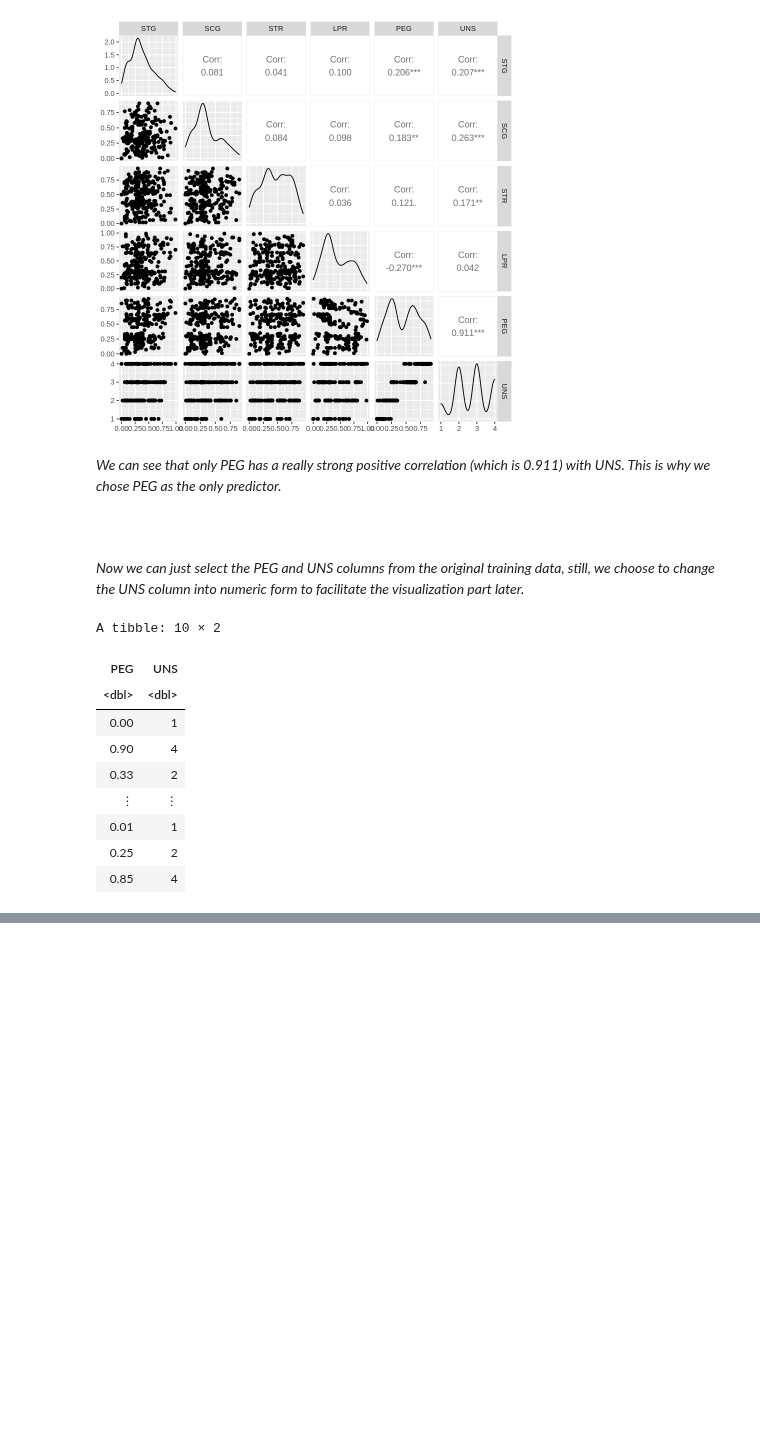
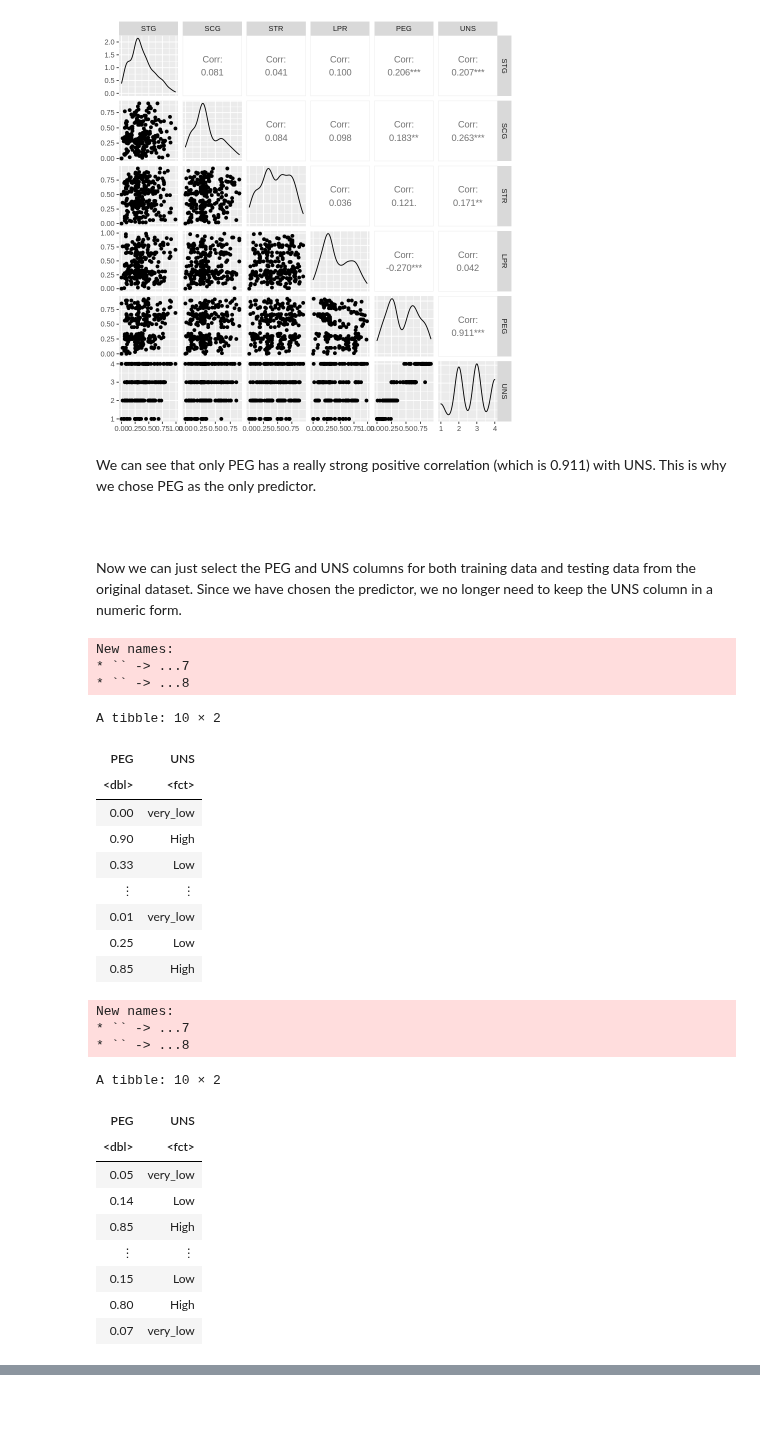
Before and after one commit to pgbenng/DSCI-Group-38-Project, a Jupyter notebook: proposal.ipynb, the cells around one changed output, grey strips where cells are left out. Drawn from its saved outputs; the diff is of its cells as text; code cells hidden in the pictures; blank space fills up the shorter version.

```diff
--- a/proposal.ipynb
+++ b/proposal.ipynb
@@ -71,24 +71,49 @@ ggpairs(whole_training)
 # %% [output]
 [figure]
 # %% [markdown]
-<i> We can see that only PEG has a really strong positive correlation (which is 0.911) with UNS. This is why we chose PEG as the only predictor.
+We can see that only PEG has a really strong positive correlation (which is 0.911) with UNS. This is why we chose PEG as the only predictor.
 # %% [markdown]
 <br>
 # %% [markdown]
-<i> Now we can just select the PEG and UNS columns from the original training data, still, we choose to change the UNS column into numeric form to facilitate the visualization part later.
+Now we can just select the PEG and UNS columns for both training data and testing data from the original dataset. Since we have chosen the predictor, we no longer need to keep the UNS column in a numeric form.
-# %%
-dataset_training <- whole_training%>%
-                    select(PEG, UNS)
-head(dataset_training,10)       # take a look at the first 10 rows of the training data
-# %% [output]
-A tibble: 10 × 2
-| PEG | UNS |
-| <dbl> | <dbl> |
-| 0.00 | 1 |
-| 0.90 | 4 |
-| 0.33 | 2 |
-| ⋮ | ⋮ |
-| 0.01 | 1 |
-| 0.25 | 2 |
-| 0.85 | 4 |
+# %%
+# create the training data
+dataset_training <- read_excel('user_modeling_data.xls', sheet = 2)%>%     #only read the second sheet from the file
+                     select(PEG,UNS)%>%              #select only predictor and target variable columns
+                     mutate(UNS = as_factor(UNS))   #factorize the UNS column
+head(dataset_training,10)       # take a look at the first 10 rows of the training data
+
+# create the testing data
+dataset_testing <- read_excel('user_modeling_data.xls', sheet = 3)%>%     #only read the second sheet from the file
+                     select(PEG,UNS)%>%             #select only predictor and target variable columns
+                     mutate(UNS = ifelse(UNS == "Very Low", "very_low", UNS))%>%   # make all the values in UNS column same for training and testing data
+                     mutate(UNS = as_factor(UNS))         #factorize the UNS column
+head(dataset_testing,10)    # take a look at the first 10 rows of the testing data
+# %% [output]
+New names:
+* `` -> ...7
+* `` -> ...8
+A tibble: 10 × 2
+| PEG | UNS |
+| <dbl> | <fct> |
+| 0.00 | very_low |
+| 0.90 | High |
+| 0.33 | Low |
+| ⋮ | ⋮ |
+| 0.01 | very_low |
+| 0.25 | Low |
+| 0.85 | High |
+New names:
+* `` -> ...7
+* `` -> ...8
+A tibble: 10 × 2
+| PEG | UNS |
+| <dbl> | <fct> |
+| 0.05 | very_low |
+| 0.14 | Low |
+| 0.85 | High |
+| ⋮ | ⋮ |
+| 0.15 | Low |
+| 0.80 | High |
+| 0.07 | very_low |
 # %% [markdown]
```
Also changed, not shown: parts of 18 cells of this notebook.
